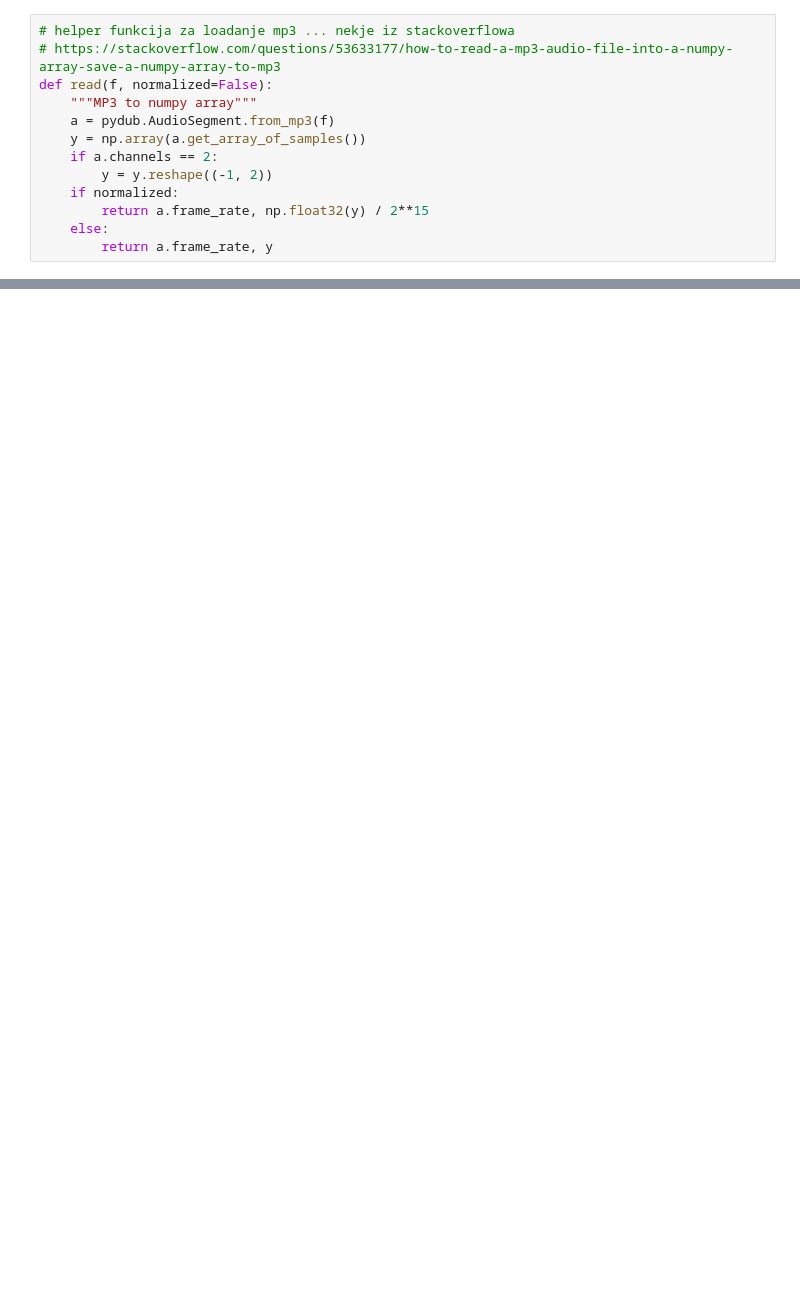
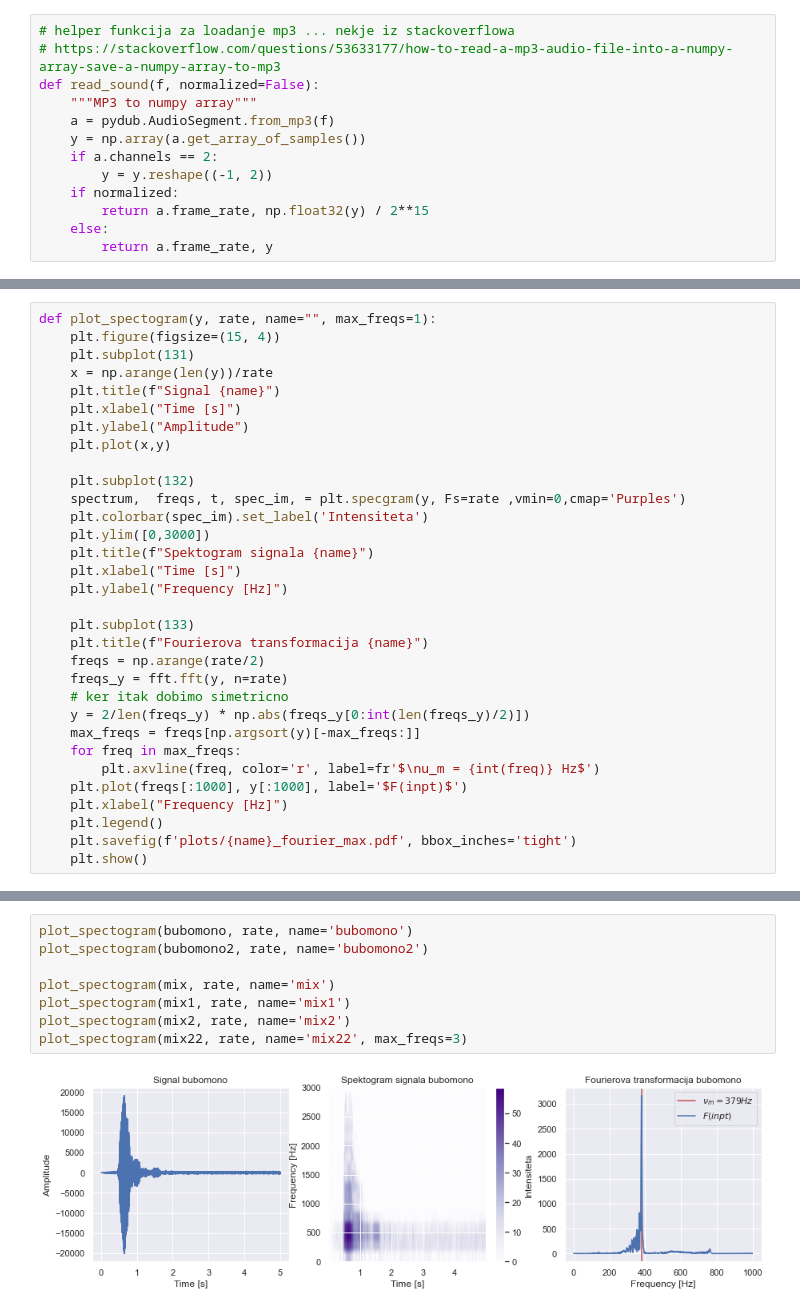
Before and after one commit to gregpr07/mafijski-praktikum, a Jupyter notebook: 5 - Hitra Fourierova Analiza/obdelava.ipynb, the cells around one changed output, grey strips where cells are left out. Saved outputs shown, nothing was run; the diff lists cells and outputs as text; blank space fills up the shorter version.

```diff
--- a/5 - Hitra Fourierova Analiza/obdelava.ipynb
+++ b/5 - Hitra Fourierova Analiza/obdelava.ipynb
@@ -13,7 +18,7 @@ import numpy as np
 # %%
 # helper funkcija za loadanje mp3 ... nekje iz stackoverflowa
 # https://stackoverflow.com/questions/53633177/how-to-read-a-mp3-audio-file-into-a-numpy-array-save-a-numpy-array-to-mp3
-def read(f, normalized=False):
+def read_sound(f, normalized=False):
     """MP3 to numpy array"""
     a = pydub.AudioSegment.from_mp3(f)
     y = np.array(a.get_array_of_samples())
@@ -34,0 +62,32 @@ _, mix22 = read('posnetki/mix22.wav')
+# %%
+def plot_spectogram(y, rate, name="", max_freqs=1):
+    plt.figure(figsize=(15, 4))
+    plt.subplot(131)
+    x = np.arange(len(y))/rate
+    plt.title(f"Signal {name}")
+    plt.xlabel("Time [s]")
+    plt.ylabel("Amplitude")
+    plt.plot(x,y)
+
+    plt.subplot(132)
+    spectrum,  freqs, t, spec_im, = plt.specgram(y, Fs=rate ,vmin=0,cmap='Purples')
+    plt.colorbar(spec_im).set_label('Intensiteta')
+    plt.ylim([0,3000])
+    plt.title(f"Spektogram signala {name}")
+    plt.xlabel("Time [s]")
+    plt.ylabel("Frequency [Hz]")
+
+    plt.subplot(133)
+    plt.title(f"Fourierova transformacija {name}")
+    freqs = np.arange(rate/2)
+    freqs_y = fft.fft(y, n=rate)
+    # ker itak dobimo simetricno
+    y = 2/len(freqs_y) * np.abs(freqs_y[0:int(len(freqs_y)/2)])
+    max_freqs = freqs[np.argsort(y)[-max_freqs:]]
+    for freq in max_freqs:
+        plt.axvline(freq, color='r', label=fr'$\nu_m = {int(freq)} Hz$')
+    plt.plot(freqs[:1000], y[:1000], label='$F(inpt)$')
+    plt.xlabel("Frequency [Hz]")
+    plt.legend()
+    plt.savefig(f'plots/{name}_fourier_max.pdf', bbox_inches='tight')
+    plt.show()
@@ -34,0 +96,10 @@ _, mix22 = read('posnetki/mix22.wav')
+# %%
+plot_spectogram(bubomono, rate, name='bubomono')
+plot_spectogram(bubomono2, rate, name='bubomono2')
+
+plot_spectogram(mix, rate, name='mix')
+plot_spectogram(mix1, rate, name='mix1')
+plot_spectogram(mix2, rate, name='mix2')
+plot_spectogram(mix22, rate, name='mix22', max_freqs=3)
+# %% [output]
+[figure, added]
```
Also changed, not shown: parts of 30 cells of this notebook, 45 other files.
